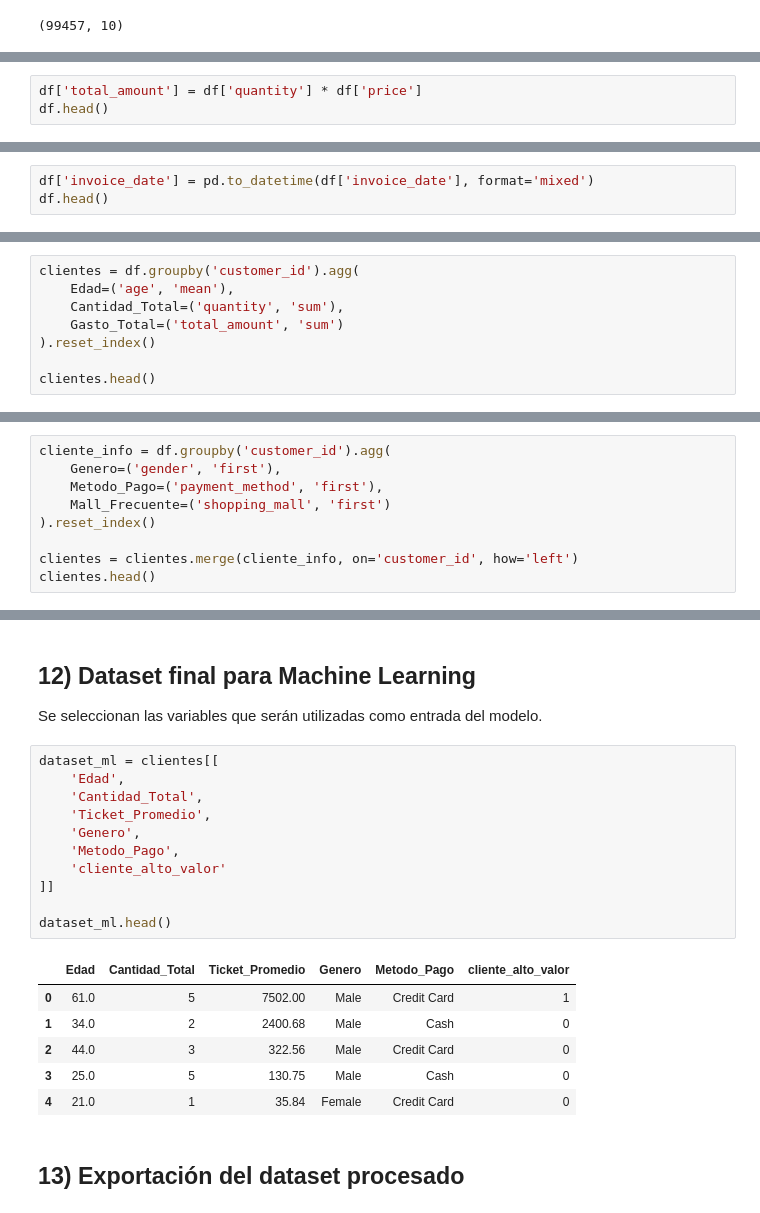
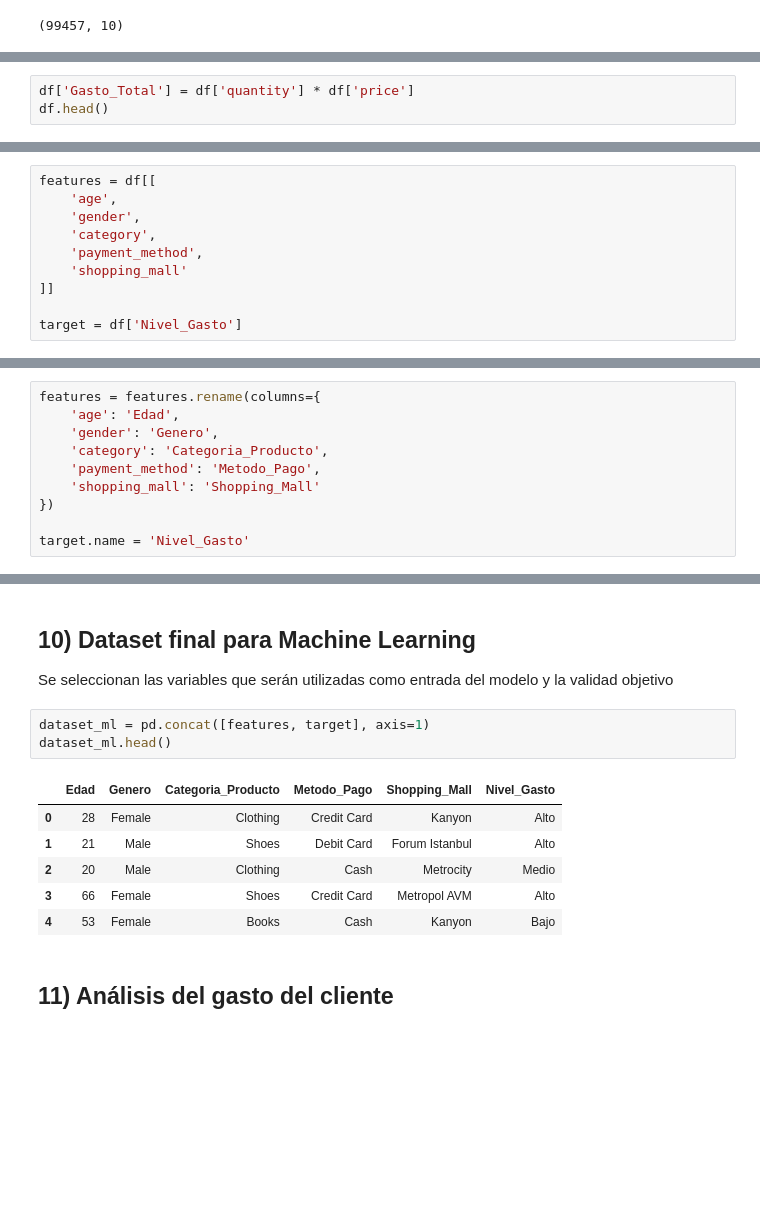
Before and after one commit to ssgm2911/Customer-Value-Prediction, a Jupyter notebook: notebooks/01_preparacion_datos.ipynb, the cells around one changed output, grey strips where cells are left out. Drawn from its saved outputs; the diff is of its cells as text; blank space fills up the shorter version.

```diff
--- a/notebooks/01_preparacion_datos.ipynb
+++ b/notebooks/01_preparacion_datos.ipynb
@@ -97,3 +86,0 @@ Se calcula el monto total por transacción.
-# %%
-df['total_amount'] = df['quantity'] * df['price']
-df.head()
@@ -111,5 +89,5 @@ Se convierte la columna de fecha a formato datetime.
 # %%
-df['invoice_date'] = pd.to_datetime(df['invoice_date'], format='mixed')
+df['Gasto_Total'] = df['quantity'] * df['price']
 df.head()
 # %% [output]
 |  | invoice_no | customer_id | gender | age | category | quantity | price | payment_method | invoice_date | ... |
@@ -126,8 +133,10 @@ individuales se agrupan por cliente.
 # %%
-clientes = df.groupby('customer_id').agg(
-    Edad=('age', 'mean'),
-    Cantidad_Total=('quantity', 'sum'),
-    Gasto_Total=('total_amount', 'sum')
-).reset_index()
+features = df[[
+    'age',
+    'gender',
+    'category',
+    'payment_method',
+    'shopping_mall'
+]]
 
-clientes.head()
+target = df['Nivel_Gasto']
@@ -145,9 +145,10 @@ Se agrega información demográfica y de preferencia de pago.
 # %%
-cliente_info = df.groupby('customer_id').agg(
-    Genero=('gender', 'first'),
-    Metodo_Pago=('payment_method', 'first'),
-    Mall_Frecuente=('shopping_mall', 'first')
-).reset_index()
+features = features.rename(columns={
+    'age': 'Edad',
+    'gender': 'Genero',
+    'category': 'Categoria_Producto',
+    'payment_method': 'Metodo_Pago',
+    'shopping_mall': 'Shopping_Mall'
+})
 
-clientes = clientes.merge(cliente_info, on='customer_id', how='left')
-clientes.head()
+target.name = 'Nivel_Gasto'
@@ -185,25 +155,17 @@ Name: count, dtype: int64
 # %% [markdown]
-## 12) Dataset final para Machine Learning
+## 10) Dataset final para Machine Learning
 
-Se seleccionan las variables que serán utilizadas como entrada del modelo.
+Se seleccionan las variables que serán utilizadas como entrada del modelo y la validad objetivo
 # %%
-dataset_ml = clientes[[
-    'Edad',
-    'Cantidad_Total',
-    'Ticket_Promedio',
-    'Genero',
-    'Metodo_Pago',
-    'cliente_alto_valor'
-]]
-
+dataset_ml = pd.concat([features, target], axis=1)
 dataset_ml.head()
 # %% [output]
-|  | Edad | Cantidad_Total | Ticket_Promedio | Genero | Metodo_Pago | cliente_alto_valor |
-| 0 | 61.0 | 5 | 7502.00 | Male | Credit Card | 1 |
-| 1 | 34.0 | 2 | 2400.68 | Male | Cash | 0 |
-| 2 | 44.0 | 3 | 322.56 | Male | Credit Card | 0 |
-| 3 | 25.0 | 5 | 130.75 | Male | Cash | 0 |
-| 4 | 21.0 | 1 | 35.84 | Female | Credit Card | 0 |
+|  | Edad | Genero | Categoria_Producto | Metodo_Pago | Shopping_Mall | Nivel_Gasto |
+| 0 | 28 | Female | Clothing | Credit Card | Kanyon | Alto |
+| 1 | 21 | Male | Shoes | Debit Card | Forum Istanbul | Alto |
+| 2 | 20 | Male | Clothing | Cash | Metrocity | Medio |
+| 3 | 66 | Female | Shoes | Credit Card | Metropol AVM | Alto |
+| 4 | 53 | Female | Books | Cash | Kanyon | Bajo |
 # %% [markdown]
-## 13) Exportación del dataset procesado
+## 11) Análisis del gasto del cliente
 # %%
```
Also changed, not shown: parts of 20 cells of this notebook, 2 other files.
